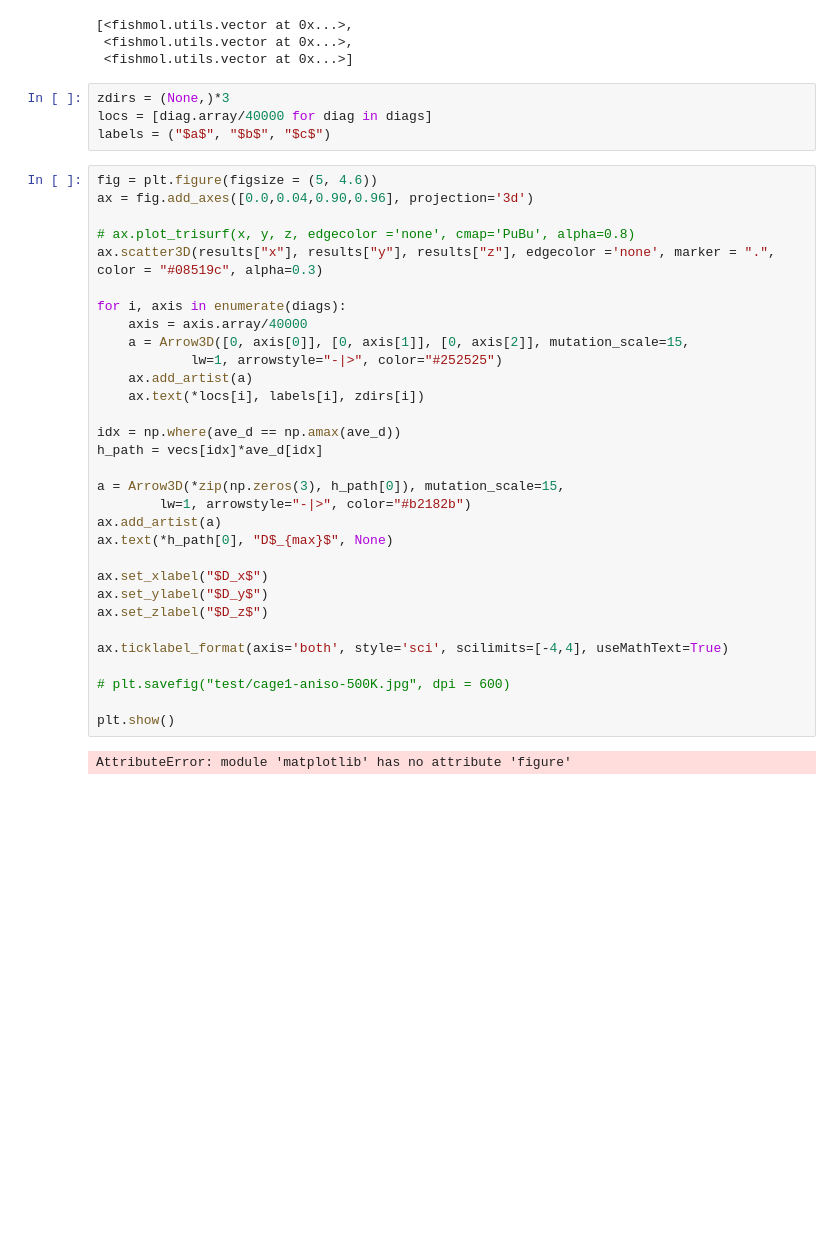
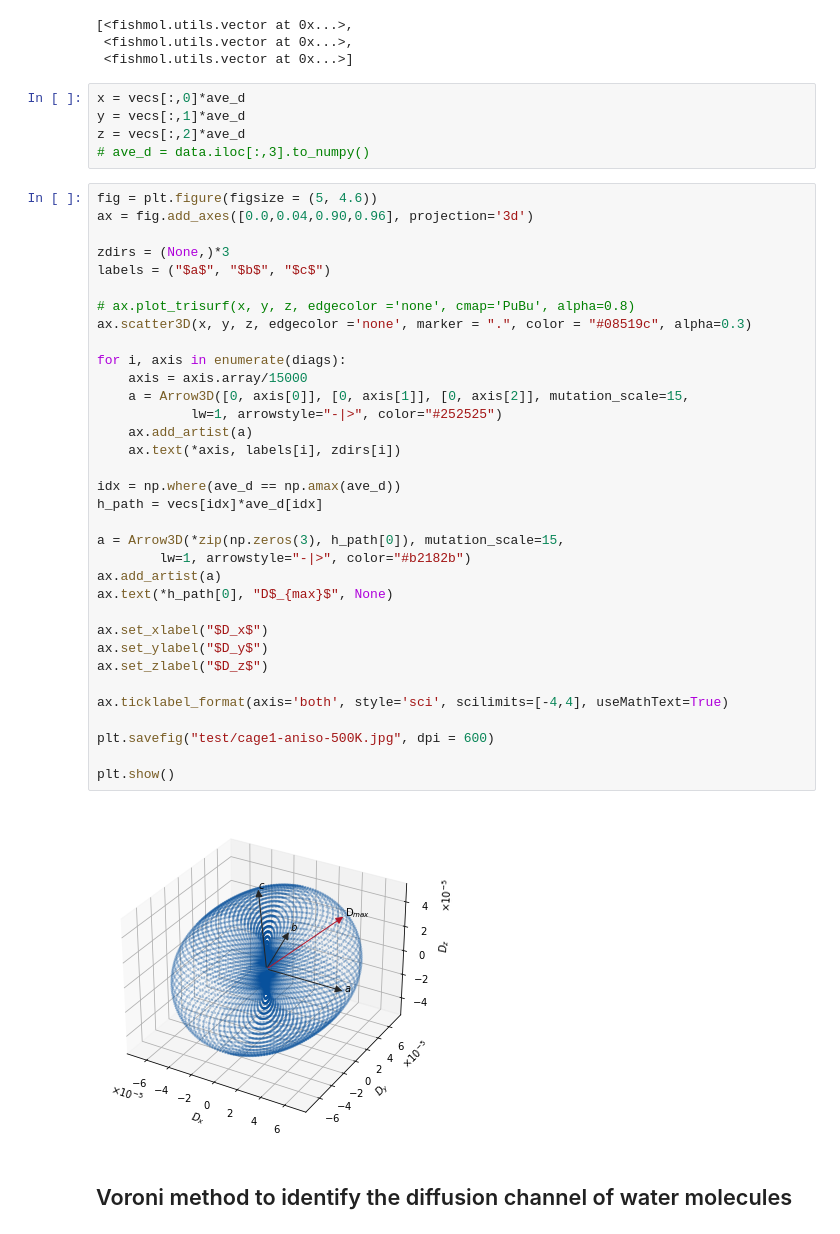
Before and after one commit to Lei-Lei-alpha/FishMol, a Jupyter notebook: docs/diff_aniso.ipynb, the cells around one changed output. Saved outputs shown, nothing was run; the diff lists cells and outputs as text; blank space fills up the shorter version.

```diff
--- a/docs/diff_aniso.ipynb
+++ b/docs/diff_aniso.ipynb
@@ -68,40 +58,46 @@ diags = [ vector(diag, cell = cell, name = "m") for diag in diags]
 [<fishmol.utils.vector at 0x...>,
  <fishmol.utils.vector at 0x...>,
  <fishmol.utils.vector at 0x...>]
-# %%
-zdirs = (None,)*3
-locs = [diag.array/40000 for diag in diags]
-labels = ("$a$", "$b$", "$c$")
+# %%
+x = vecs[:,0]*ave_d
+y = vecs[:,1]*ave_d
+z = vecs[:,2]*ave_d
+# ave_d = data.iloc[:,3].to_numpy()
 # %%
 fig = plt.figure(figsize = (5, 4.6))
 ax = fig.add_axes([0.0,0.04,0.90,0.96], projection='3d')
 
+zdirs = (None,)*3
+labels = ("$a$", "$b$", "$c$")
+
 # ax.plot_trisurf(x, y, z, edgecolor ='none', cmap='PuBu', alpha=0.8)
-ax.scatter3D(results["x"], results["y"], results["z"], edgecolor ='none', marker = ".", color = "#08519c", alpha=0.3)
+ax.scatter3D(x, y, z, edgecolor ='none', marker = ".", color = "#08519c", alpha=0.3)
 
 for i, axis in enumerate(diags):
-    axis = axis.array/40000
+    axis = axis.array/15000
     a = Arrow3D([0, axis[0]], [0, axis[1]], [0, axis[2]], mutation_scale=15,
             lw=1, arrowstyle="-|>", color="#252525")
     ax.add_artist(a)
-    ax.text(*locs[i], labels[i], zdirs[i])
+    ax.text(*axis, labels[i], zdirs[i])
 
 idx = np.where(ave_d == np.amax(ave_d))
 h_path = vecs[idx]*ave_d[idx]
 
 a = Arrow3D(*zip(np.zeros(3), h_path[0]), mutation_scale=15,
         lw=1, arrowstyle="-|>", color="#b2182b")
 ax.add_artist(a)
 ax.text(*h_path[0], "D$_{max}$", None)
 
 ax.set_xlabel("$D_x$")
 ax.set_ylabel("$D_y$")
 ax.set_zlabel("$D_z$")
 
 ax.ticklabel_format(axis='both', style='sci', scilimits=[-4,4], useMathText=True)
 
-# plt.savefig("test/cage1-aniso-500K.jpg", dpi = 600)
+plt.savefig("test/cage1-aniso-500K.jpg", dpi = 600)
 
 plt.show()
 # %% [output]
-AttributeError: module 'matplotlib' has no attribute 'figure'
+[figure, added]
+# %% [markdown]
+## Voroni method to identify the diffusion channel of water molecules
```
Also changed, not shown: parts of 5 cells of this notebook, 4 other files.
